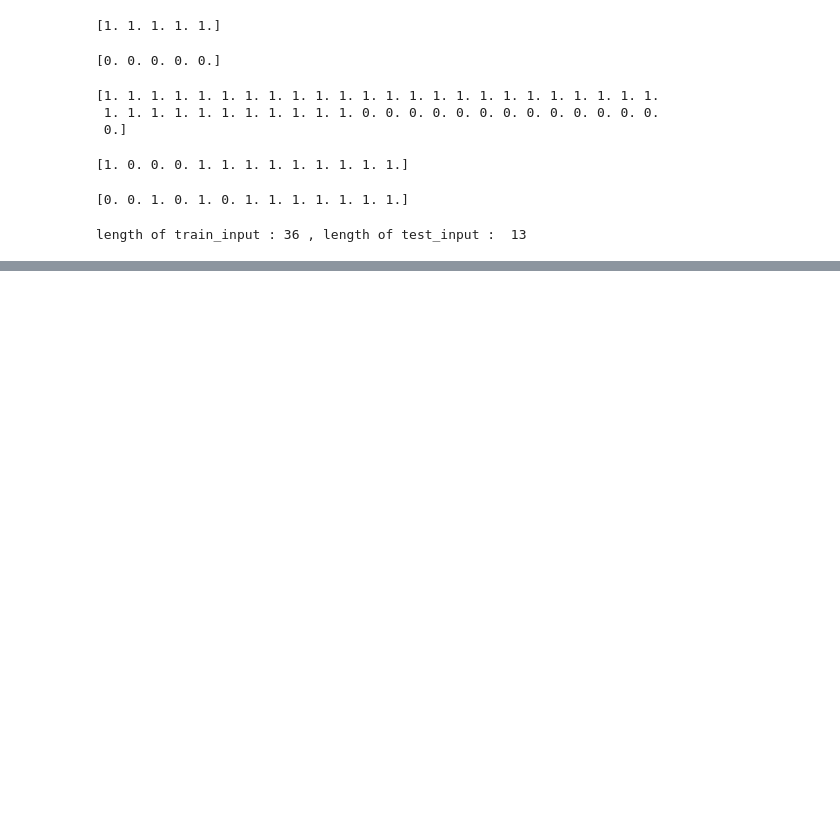
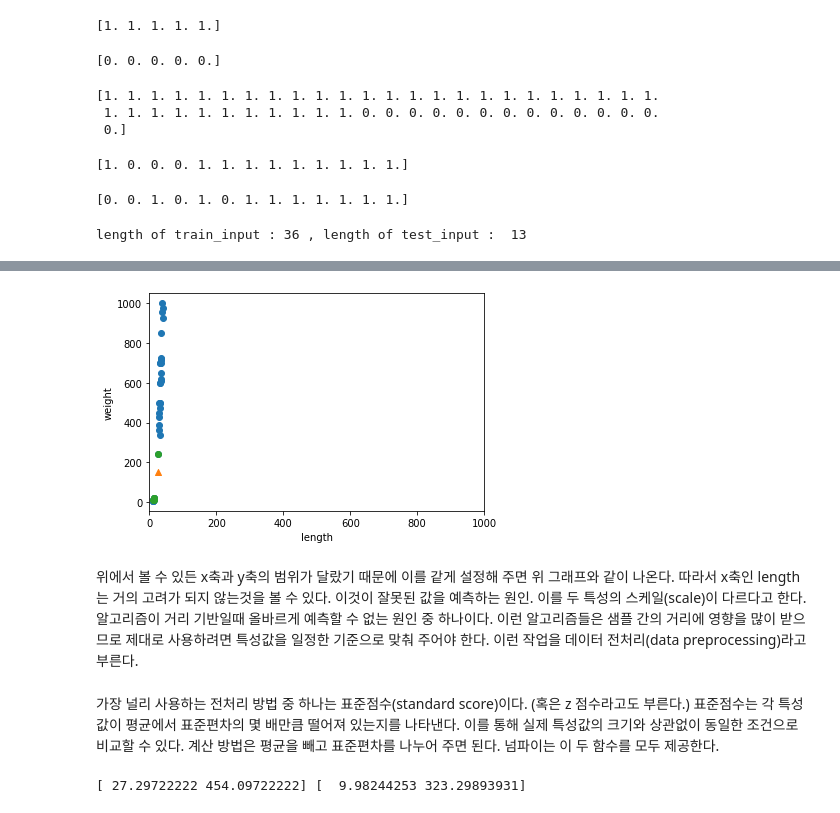
Before and after one commit to parkm2ngyu00/MachineLearningPractice, a Jupyter notebook: BreamAndSmelt3.ipynb, the cells around one changed output, grey strips where cells are left out. Cells and saved outputs as stored; diff of their text form; code cells hidden in the pictures; blank space fills up the shorter version.

```diff
--- a/BreamAndSmelt3.ipynb
+++ b/BreamAndSmelt3.ipynb
@@ -71,0 +114,14 @@ length of train_input : 36 , length of test_input :  13
+# %%
+plt.scatter(train_input[:, 0], train_input[:, 1])
+plt.scatter(25, 150, marker='^')
+plt.scatter(train_input[indexes, 0], train_input[indexes, 1])
+plt.xlim((0, 1000))
+plt.xlabel('length')
+plt.ylabel('weight')
+plt.show()
+# %% [output]
+[figure, added]
+# %% [markdown]
+위에서 볼 수 있든 x축과 y축의 범위가 달랐기 때문에 이를 같게 설정해 주면 위 그래프와 같이 나온다. 따라서 x축인 length는 거의 고려가 되지 않는것을 볼 수 있다. 이것이 잘못된 값을 예측하는 원인. 이를 두 특성의 스케일(scale)이 다르다고 한다. 알고리즘이 거리 기반일때 올바르게 예측할 수 없는 원인 중 하나이다. 이런 알고리즘들은 샘플 간의 거리에 영향을 많이 받으므로 제대로 사용하려면 특성값을 일정한 기준으로 맞춰 주어야 한다. 이런 작업을 데이터 전처리(data preprocessing)라고 부른다.
+# %% [markdown]
+가장 널리 사용하는 전처리 방법 중 하나는 표준점수(standard score)이다. (혹은 z 점수라고도 부른다.) 표준점수는 각 특성값이 평균에서 표준편차의 몇 배만큼 떨어져 있는지를 나타낸다. 이를 통해 실제 특성값의 크기와 상관없이 동일한 조건으로 비교할 수 있다. 계산 방법은 평균을 빼고 표준편차를 나누어 주면 된다. 넘파이는 이 두 함수를 모두 제공한다.
@@ -71,0 +131,4 @@ length of train_input : 36 , length of test_input :  13
+# %%
+print(mean, std)
+# %% [output]
+[ 27.29722222 454.09722222] [  9.98244253 323.29893931]
```
Also changed, not shown: parts of 18 cells of this notebook.
